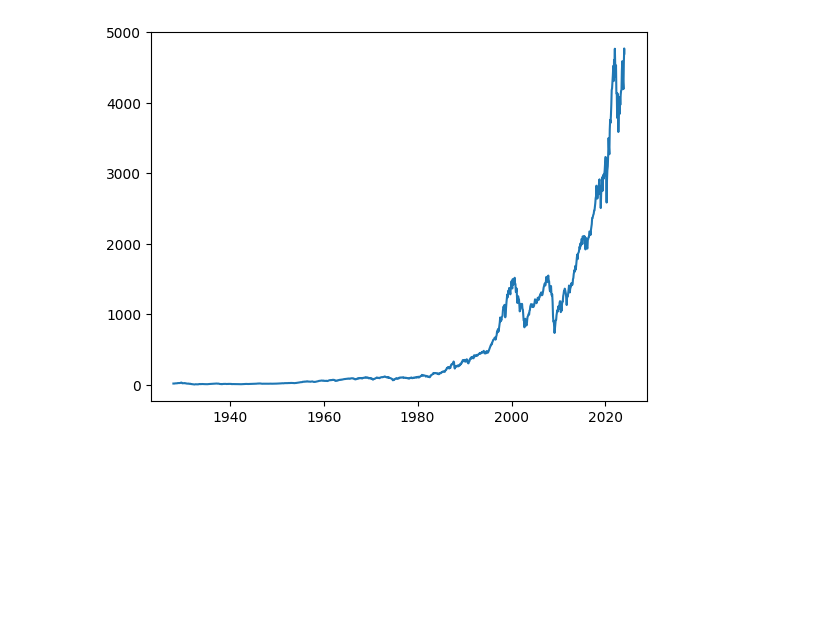
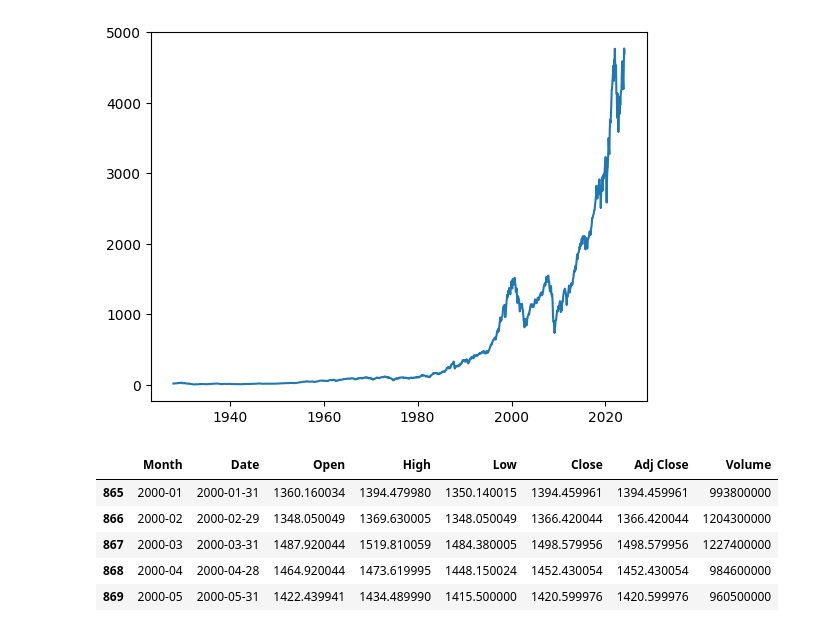
Before and after one commit to 892nske/thinkingelephant, a Jupyter notebook: tsumitate/tsumitate1.ipynb, the cells around one changed output. Saved outputs shown, nothing was run; the diff lists cells and outputs as text; code cells hidden in the pictures; blank space fills up the shorter version.

```diff
--- a/tsumitate/tsumitate1.ipynb
+++ b/tsumitate/tsumitate1.ipynb
@@ -29,0 +32,9 @@ fig.savefig("sp500.png")
+# %%
+data.head()
+# %% [output]
+|  | Month | Date | Open | High | Low | Close | Adj Close | Volume |
+| 865 | 2000-01 | 2000-01-31 | 1360.160034 | 1394.479980 | 1350.140015 | 1394.459961 | 1394.459961 | 993800000 |
+| 866 | 2000-02 | 2000-02-29 | 1348.050049 | 1369.630005 | 1348.050049 | 1366.420044 | 1366.420044 | 1204300000 |
+| 867 | 2000-03 | 2000-03-31 | 1487.920044 | 1519.810059 | 1484.380005 | 1498.579956 | 1498.579956 | 1227400000 |
+| 868 | 2000-04 | 2000-04-28 | 1464.920044 | 1473.619995 | 1448.150024 | 1452.430054 | 1452.430054 | 984600000 |
+| 869 | 2000-05 | 2000-05-31 | 1422.439941 | 1434.489990 | 1415.500000 | 1420.599976 | 1420.599976 | 960500000 |
```
Also changed, not shown: parts of 8 cells of this notebook, 1 other file.
